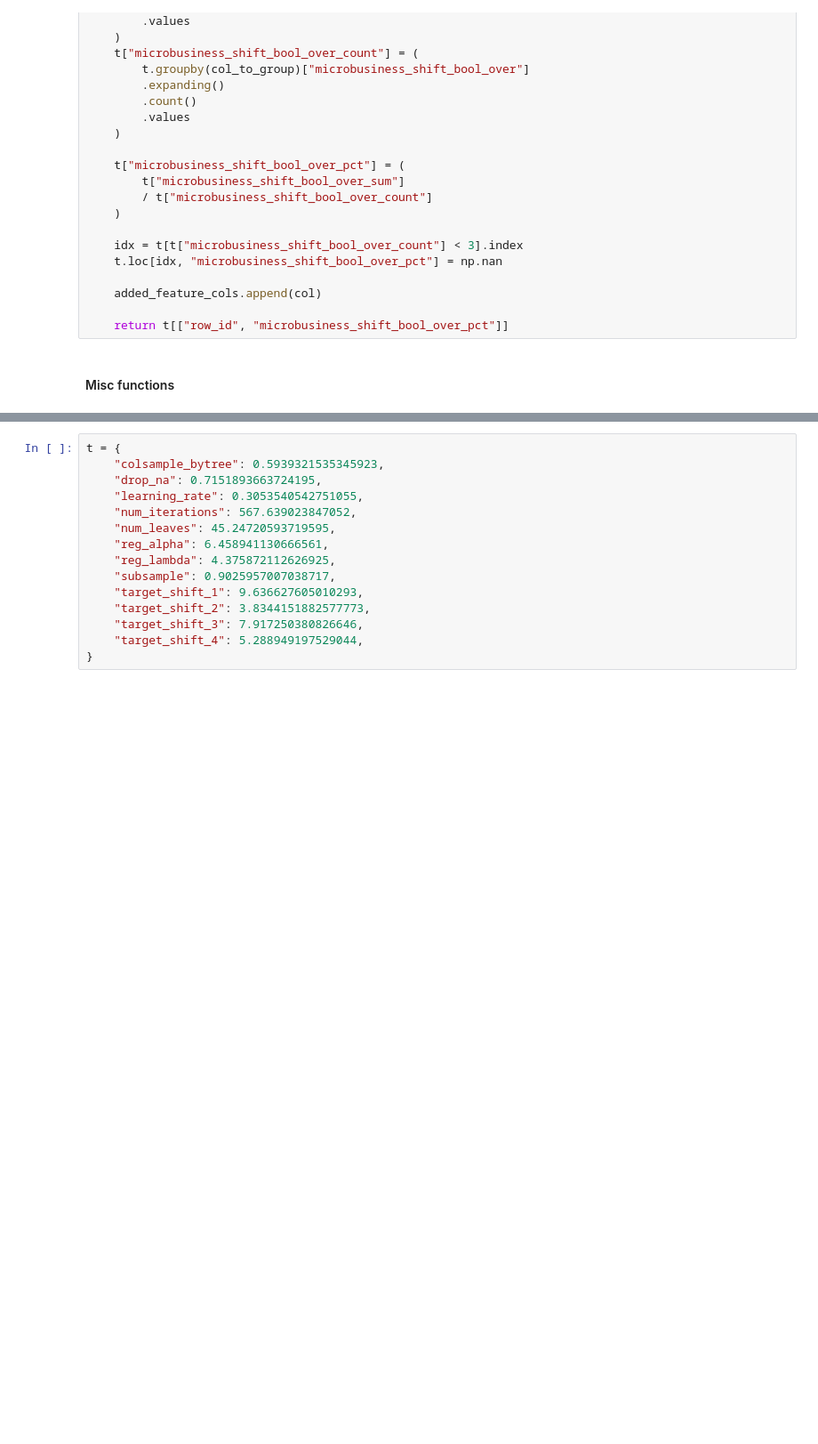
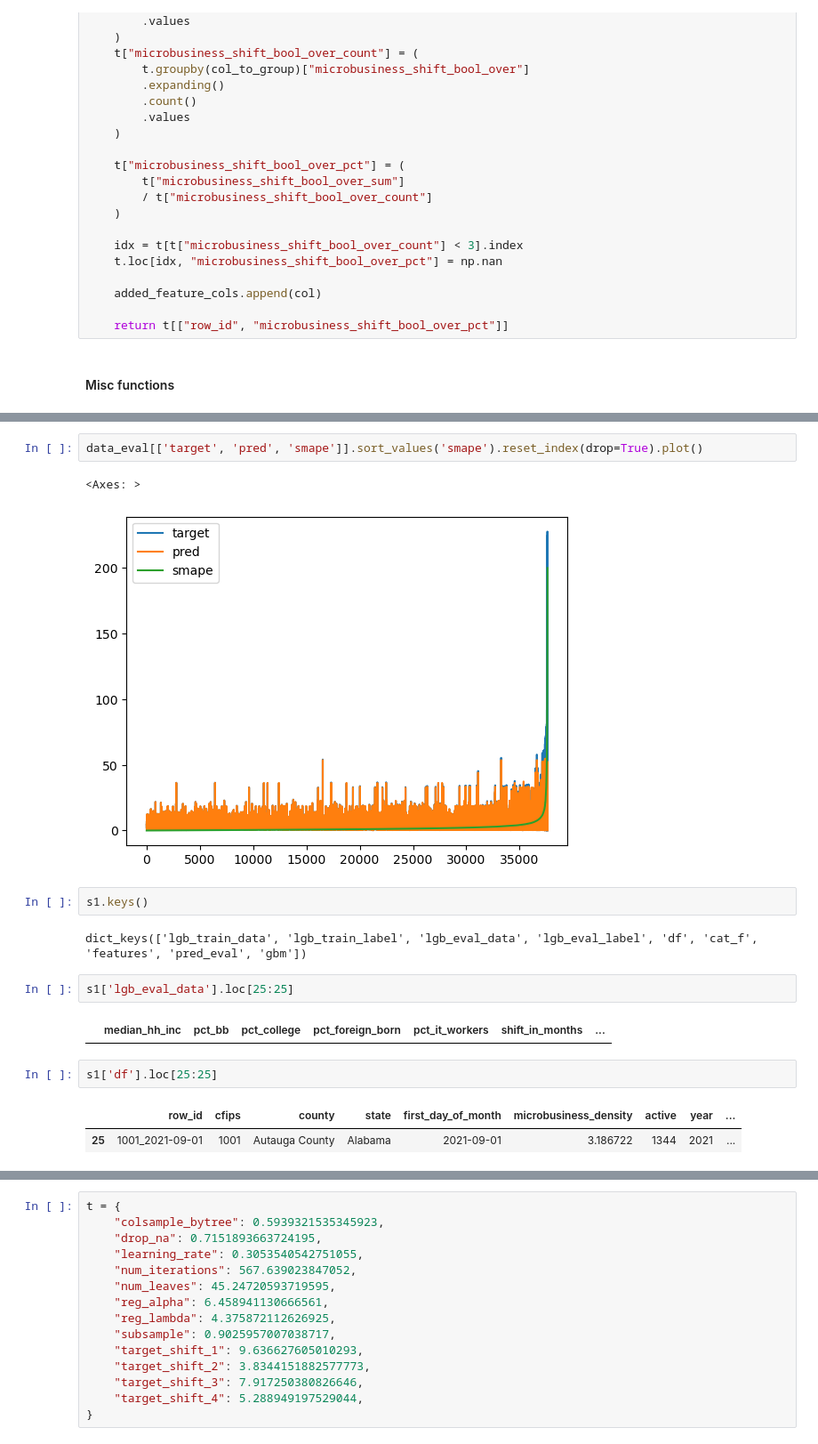
Before and after one commit to olympus999/godaddy-microbusiness-density-forecasting, a Jupyter notebook: notebooks/starter.ipynb, the cells around one changed output, grey strips where cells are left out. Shown at 89% size. Drawn from its saved outputs; the diff is of its cells as text; blank space fills up the shorter version.

```diff
--- a/notebooks/starter.ipynb
+++ b/notebooks/starter.ipynb
@@ -605,0 +1151,18 @@ class LightGBMBayesian:
+# %%
+data_eval[['target', 'pred', 'smape']].sort_values('smape').reset_index(drop=True).plot()
+# %% [output]
+<Axes: >
+[figure, added]
+# %%
+s1.keys()
+# %% [output]
+dict_keys(['lgb_train_data', 'lgb_train_label', 'lgb_eval_data', 'lgb_eval_label', 'df', 'cat_f', 'features', 'pred_eval', 'gbm'])
+# %%
+s1['lgb_eval_data'].loc[25:25]
+# %% [output]
+|  | median_hh_inc | pct_bb | pct_college | pct_foreign_born | pct_it_workers | shift_in_months | ... |
+# %%
+s1['df'].loc[25:25]
+# %% [output]
+|  | row_id | cfips | county | state | first_day_of_month | microbusiness_density | active | year | ... |
+| 25 | 1001_2021-09-01 | 1001 | Autauga County | Alabama | 2021-09-01 | 3.186722 | 1344 | 2021 | ... |
```
Also changed, not shown: parts of 116 cells of this notebook.
